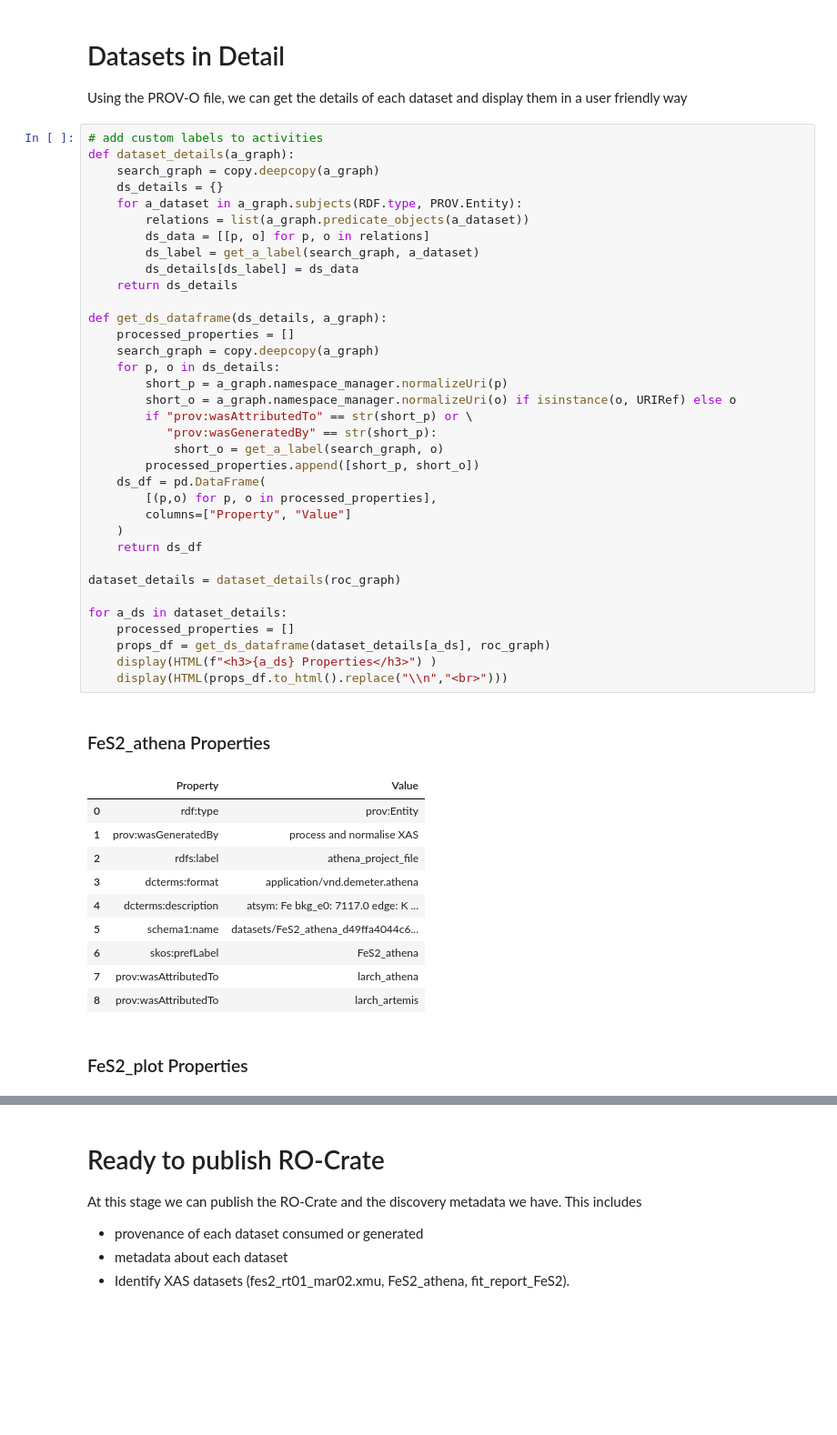
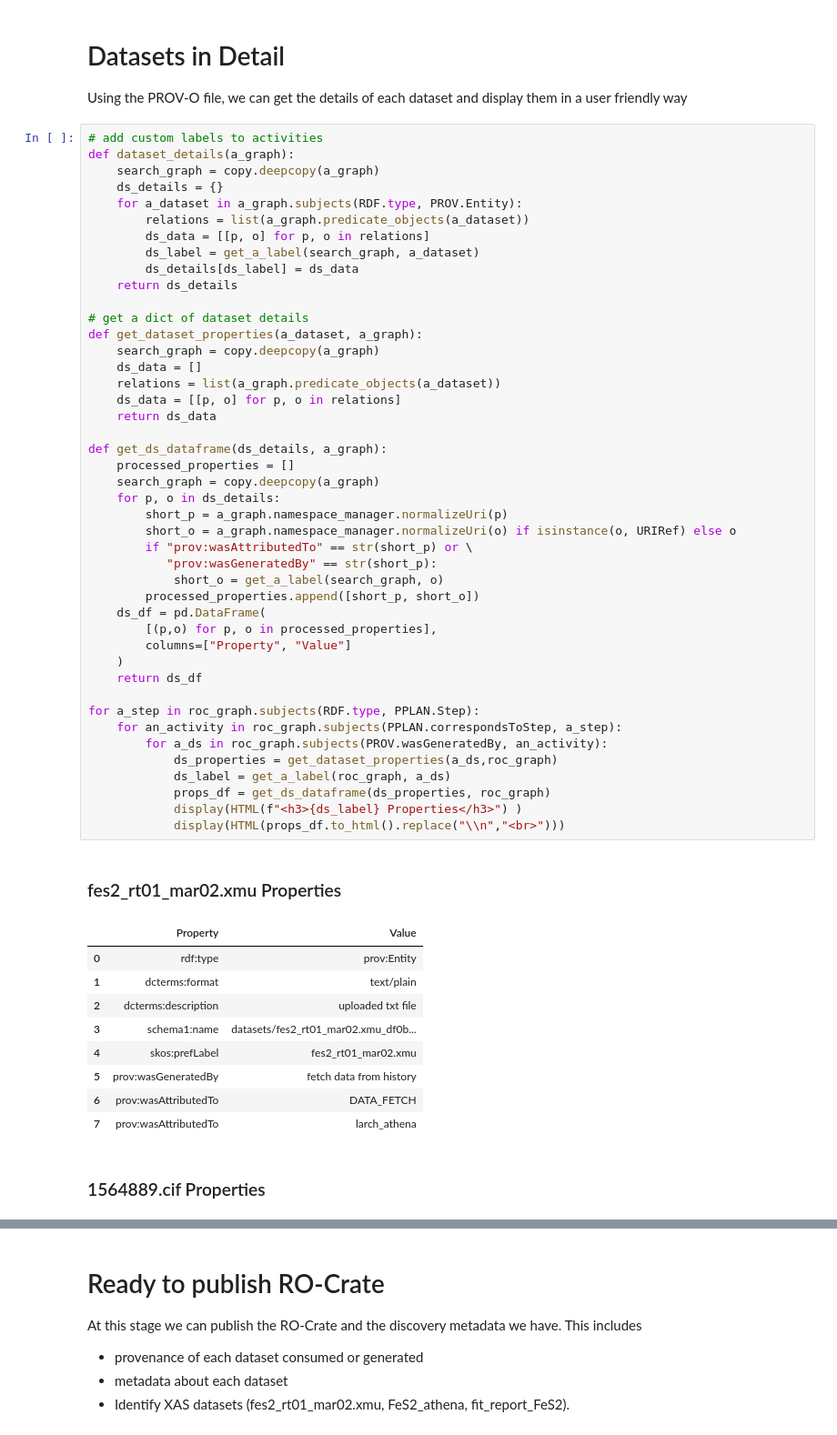
Before and after one commit to UK-Catalysis-Hub/XAS-Workflow-Demo, a Jupyter notebook: RO-Crate_processing/RO_Crate_Processing.ipynb, the cells around one changed output, grey strips where cells are left out. Shown at 91% size. Drawn from its saved outputs; the diff is of its cells as text; blank space fills up the shorter version.

Commit message:
print the datasets in the order they were generated

```diff
--- a/RO-Crate_processing/RO_Crate_Processing.ipynb
+++ b/RO-Crate_processing/RO_Crate_Processing.ipynb
@@ -621,49 +621,57 @@ Using the PROV-O file, we can get the details of each dataset and display them i
 # add custom labels to activities
 def dataset_details(a_graph):
     search_graph = copy.deepcopy(a_graph)
     ds_details = {}
     for a_dataset in a_graph.subjects(RDF.type, PROV.Entity):
         relations = list(a_graph.predicate_objects(a_dataset))
         ds_data = [[p, o] for p, o in relations]
         ds_label = get_a_label(search_graph, a_dataset)
         ds_details[ds_label] = ds_data
     return ds_details
+
+# get a dict of dataset details
+def get_dataset_properties(a_dataset, a_graph):
+    search_graph = copy.deepcopy(a_graph)
+    ds_data = []
+    relations = list(a_graph.predicate_objects(a_dataset))
+    ds_data = [[p, o] for p, o in relations]
+    return ds_data
 
 def get_ds_dataframe(ds_details, a_graph):
     processed_properties = []
     search_graph = copy.deepcopy(a_graph)
     for p, o in ds_details:
         short_p = a_graph.namespace_manager.normalizeUri(p)
         short_o = a_graph.namespace_manager.normalizeUri(o) if isinstance(o, URIRef) else o
         if "prov:wasAttributedTo" == str(short_p) or \
            "prov:wasGeneratedBy" == str(short_p):
             short_o = get_a_label(search_graph, o)
         processed_properties.append([short_p, short_o])
     ds_df = pd.DataFrame(
         [(p,o) for p, o in processed_properties],
         columns=["Property", "Value"]
     )
     return ds_df
 
-dataset_details = dataset_details(roc_graph)
-
-for a_ds in dataset_details:
-    processed_properties = []
-    props_df = get_ds_dataframe(dataset_details[a_ds], roc_graph)
-    display(HTML(f"<h3>{a_ds} Properties</h3>") )
-    display(HTML(props_df.to_html().replace("\\n","<br>")))
+for a_step in roc_graph.subjects(RDF.type, PPLAN.Step):
+    for an_activity in roc_graph.subjects(PPLAN.correspondsToStep, a_step):
+        for a_ds in roc_graph.subjects(PROV.wasGeneratedBy, an_activity):
+            ds_properties = get_dataset_properties(a_ds,roc_graph)
+            ds_label = get_a_label(roc_graph, a_ds)
+            props_df = get_ds_dataframe(ds_properties, roc_graph)
+            display(HTML(f"<h3>{ds_label} Properties</h3>") )
+            display(HTML(props_df.to_html().replace("\\n","<br>")))
 # %% [output]
-FeS2_athena Properties
+fes2_rt01_mar02.xmu Properties
 |  | Property | Value |
 | 0 | rdf:type | prov:Entity |
-| 1 | prov:wasGeneratedBy | process and normalise XAS |
-| 2 | rdfs:label | athena_project_file |
-| 3 | dcterms:format | application/vnd.demeter.athena |
-| 4 | dcterms:description | atsym: Fe bkg_e0: 7117.0 edge: K ... |
-| 5 | schema1:name | datasets/FeS2_athena_d49ffa4044c6... |
-| 6 | skos:prefLabel | FeS2_athena |
+| 1 | dcterms:format | text/plain |
+| 2 | dcterms:description | uploaded txt file |
+| 3 | schema1:name | datasets/fes2_rt01_mar02.xmu_df0b... |
+| 4 | skos:prefLabel | fes2_rt01_mar02.xmu |
+| 5 | prov:wasGeneratedBy | fetch data from history |
+| 6 | prov:wasAttributedTo | DATA_FETCH |
 | 7 | prov:wasAttributedTo | larch_athena |
-| 8 | prov:wasAttributedTo | larch_artemis |
-FeS2_plot Properties
+1564889.cif Properties
 |  | Property | Value |
 | 0 | rdf:type | prov:Entity |
```
Also changed, not shown: parts of 2 cells of this notebook, 2 other files.
